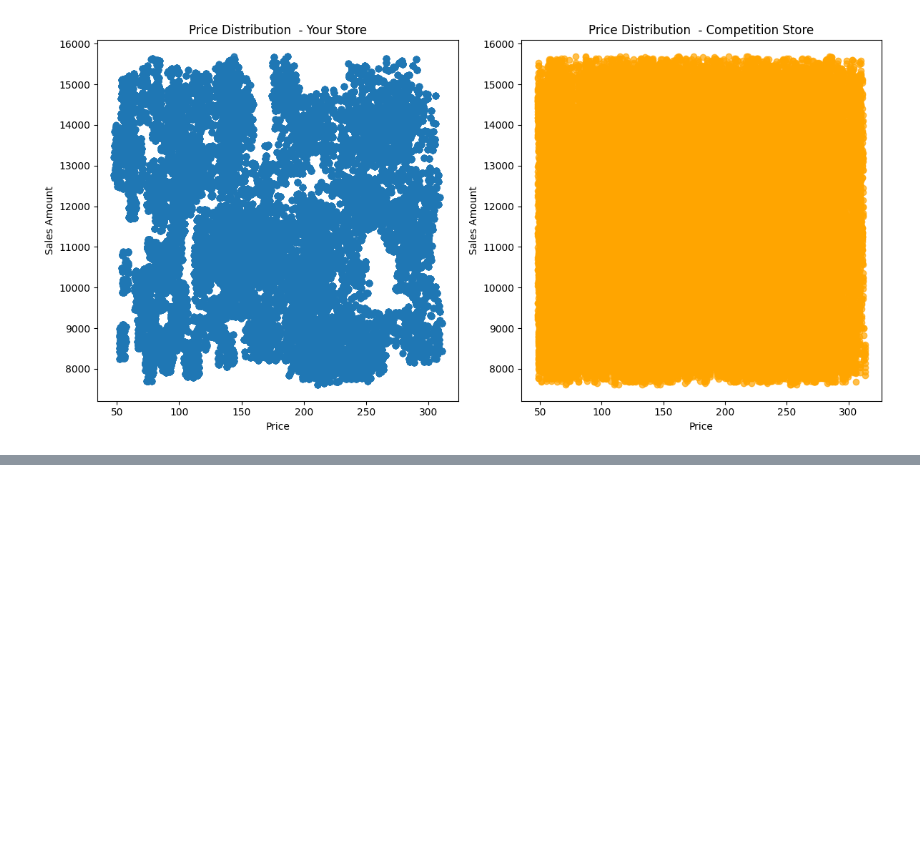
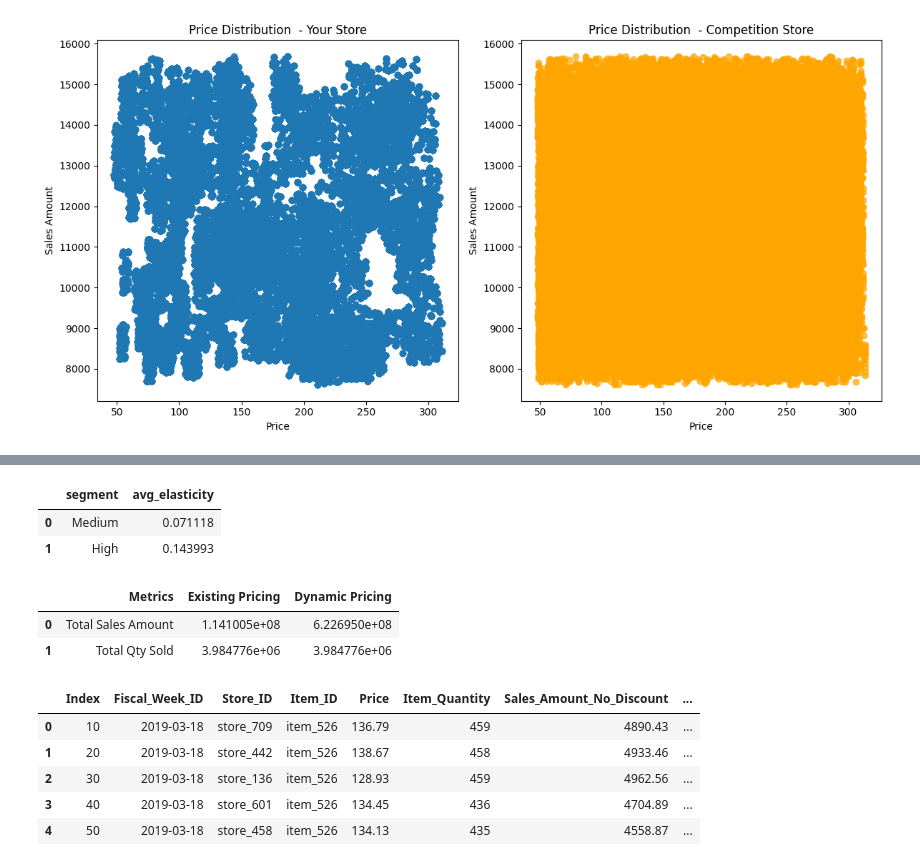
Before and after one commit to ayuri1512/Data-Science-Projects, a Jupyter notebook: price_optimization_case_study.ipynb, the cells around one changed output, grey strips where cells are left out. Cells and saved outputs as stored; diff of their text form; code cells hidden in the pictures; blank space fills up the shorter version.

```diff
--- a/price_optimization_case_study.ipynb
+++ b/price_optimization_case_study.ipynb
@@ -121,0 +192,13 @@ TypeError: unsupported operand type(s) for +: 'DatetimeArray' and 'str'
+# %%
+#segment customer based on purchasing behaviour
+
+#calculate avg price and total qty sold for each segment
+item_summary = df.groupby('Item_ID').agg({
+    'Price' : 'mean',
+    'Item_Quantity' : 'sum'
+}).reset_index()
+
+#merge the item summary back to mail dataset
+df = pd.merge(df, item_summary, on='Item_ID', suffixes=('', '_avg'))
+
+print(df.columns)
@@ -121,0 +212,66 @@ TypeError: unsupported operand type(s) for +: 'DatetimeArray' and 'str'
+# %%
+#define segment based on avg price
+df['segment'] = pd.cut(df['Price_avg'], bins=[0, 50, 150, 300], labels=['Low', 'Medium', 'High'])
+
+#calculate price elasticity for each segement
+segments = df['segment'].unique()
+elasticity_data = []
+
+for segment in segments:
+  segment_data = df[df['segment'] == segment]
+  segment_data['price_change'] = segment_data['Price'].pct_change()
+  segment_data['qty_change'] = segment_data['Item_Quantity'].pct_change()
+  segment_data['elasticity'] = segment_data['qty_change']/segment_data['price_change']
+  segment_data.replace([float('inf'), -float('inf')], float('nan'), inplace =True)
+  avg_elasticity = segment_data['elasticity'].mean()
+  elasticity_data.append({'segment': segment, 'avg_elasticity': avg_elasticity})
+
+elasticity_df = pd.DataFrame(elasticity_data)
+
+elasticity_df
+# %% [output]
+|  | segment | avg_elasticity |
+| 0 | Medium | 0.071118 |
+| 1 | High | 0.143993 |
+# %%
+#creating the copy of the data set for stimulation
+dynamic_df = df.copy()
+# %%
+#apply dynamic pricing rules
+dynamic_df.loc[dynamic_df['segment'] == 'Medium', 'dynamic_price'] = dynamic_df['Price'] * 1.05
+dynamic_df.loc[dynamic_df['segment'] == 'High', 'dynamic_price'] = dynamic_df['Price'] * 0.90
+
+#calculate the new sales amounts base on dynamic prices
+dynamic_df['dynamic_sales_amt'] = dynamic_df['dynamic_price'] * dynamic_df['Item_Quantity']
+
+#compare total sales amount between existing and dynamic pricing
+total_sales_existing = df['Sales_Amount'].sum()
+total_sales_dynamic = dynamic_df['dynamic_sales_amt'].sum()
+
+#compare total quantity sold between existing and dynamic pricing
+total_qty_existing = df['Item_Quantity'].sum()
+total_qty_dynamic = dynamic_df['Item_Quantity'].sum()
+
+comparison_summary = pd.DataFrame({
+    'Metrics' : ['Total Sales Amount', 'Total Qty Sold'],
+    'Existing Pricing' : [total_sales_existing, total_qty_existing],
+    'Dynamic Pricing' : [total_sales_dynamic, total_qty_dynamic]
+
+})
+
+comparison_summary
+# %% [output]
+|  | Metrics | Existing Pricing | Dynamic Pricing |
+| 0 | Total Sales Amount | 1.141005e+08 | 6.226950e+08 |
+| 1 | Total Qty Sold | 3.984776e+06 | 3.984776e+06 |
+# %%
+df['dynamic_price'] = dynamic_df['dynamic_price']
+# %%
+df.head()
+# %% [output]
+|  | Index | Fiscal_Week_ID | Store_ID | Item_ID | Price | Item_Quantity | Sales_Amount_No_Discount | ... |
+| 0 | 10 | 2019-03-18 | store_709 | item_526 | 136.79 | 459 | 4890.43 | ... |
+| 1 | 20 | 2019-03-18 | store_442 | item_526 | 138.67 | 458 | 4933.46 | ... |
+| 2 | 30 | 2019-03-18 | store_136 | item_526 | 128.93 | 459 | 4962.56 | ... |
+| 3 | 40 | 2019-03-18 | store_601 | item_526 | 134.45 | 436 | 4704.89 | ... |
+| 4 | 50 | 2019-03-18 | store_458 | item_526 | 134.13 | 435 | 4558.87 | ... |
```
Also changed, not shown: parts of 7 cells of this notebook.
